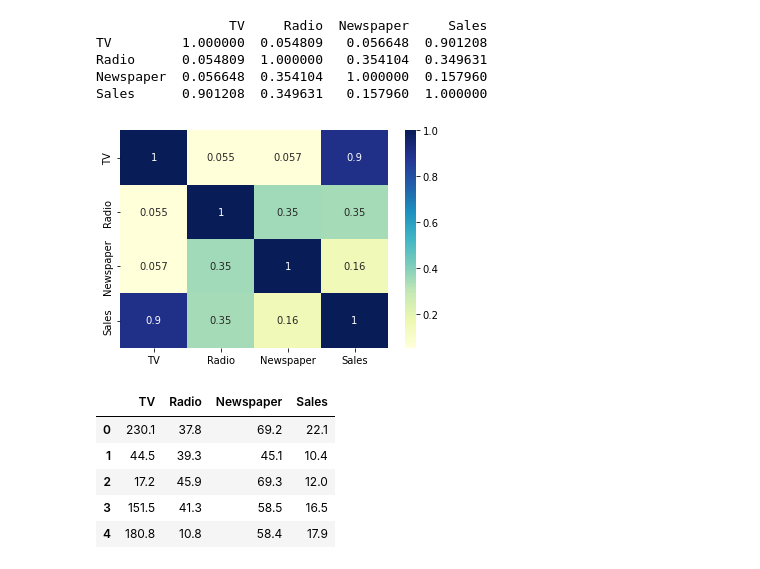
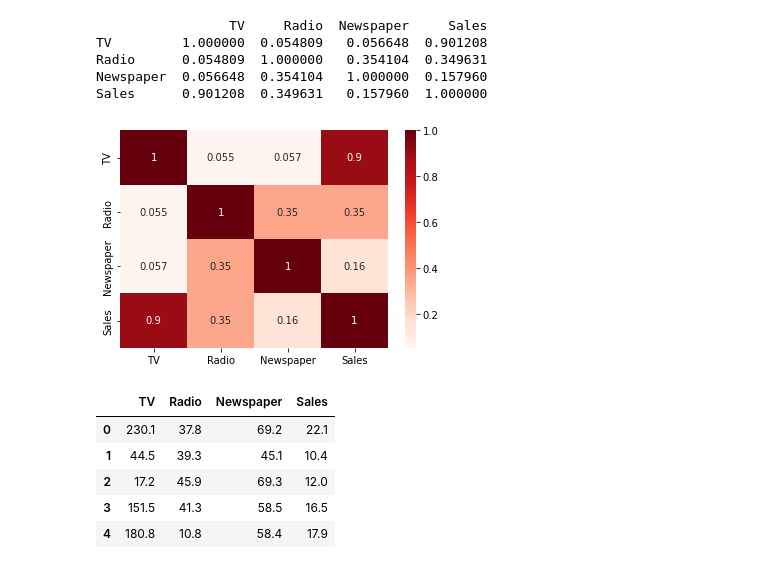
Before and after one commit to aleenakjames/MatPy, a Jupyter notebook: LinearRegression.ipynb, the cells around one changed output. Drawn from its saved outputs; the diff is of its cells as text; code cells hidden in the pictures.

```diff
--- a/LinearRegression.ipynb
+++ b/LinearRegression.ipynb
@@ -1,17 +1,17 @@
 # %%
 import matplotlib.pyplot as plt
 import pandas as pd
 import seaborn as sb
 data = pd.read_csv("advertising.csv")
 print(data.corr())
-dataplot = sb.heatmap(data.corr(),cmap = 'YlGnBu',annot = True)
+dataplot = sb.heatmap(data.corr(),cmap = 'Reds',annot = True)
 # %% [output]
                  TV     Radio  Newspaper     Sales
 TV         1.000000  0.054809   0.056648  0.901208
 Radio      0.054809  1.000000   0.354104  0.349631
 Newspaper  0.056648  0.354104   1.000000  0.157960
 Sales      0.901208  0.349631   0.157960  1.000000
-[figure, old version]
+[figure, new version]
 # %%
 import numpy as np
 # %matplotlib inline
```
Also changed, not shown: parts of 2 cells of this notebook, 2 other files.
